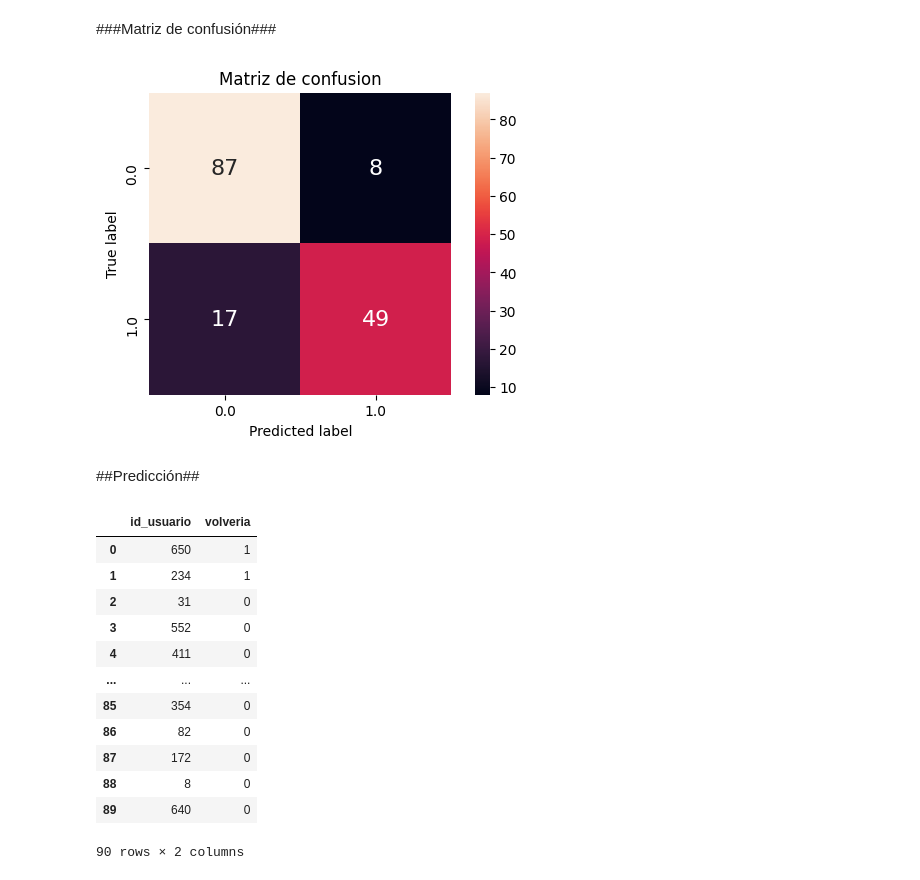
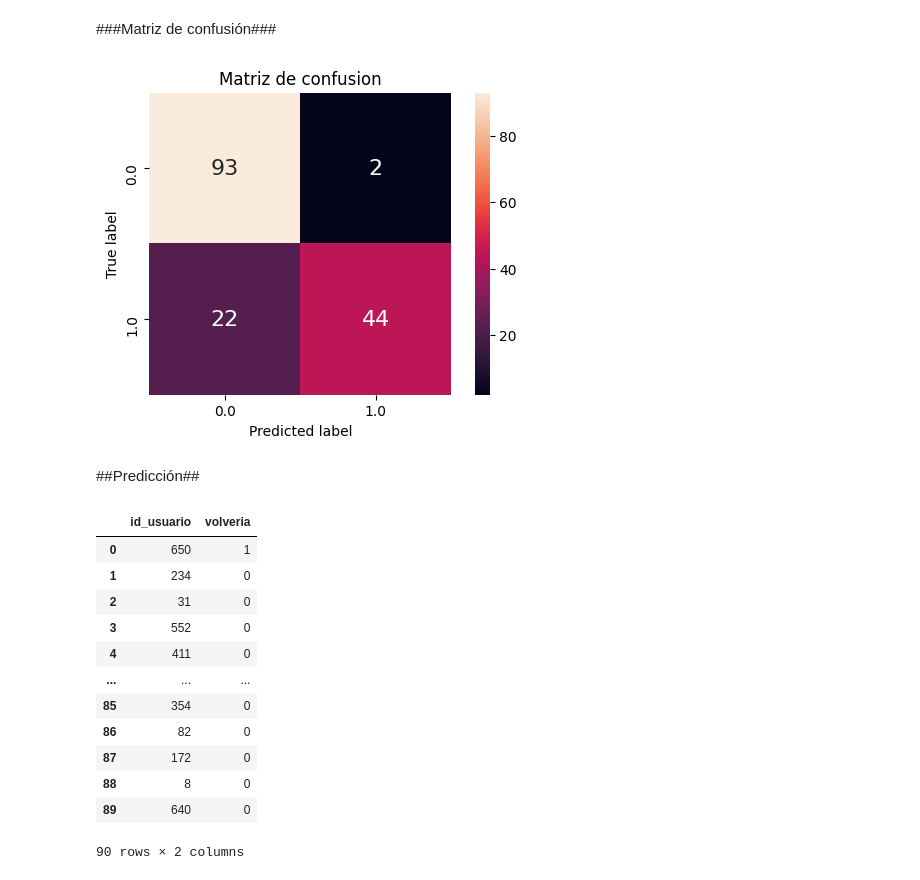
Before and after one commit to solcanalla/fiumark, a Jupyter notebook: svm.ipynb, the cells around one changed output. Drawn from its saved outputs; the diff is of its cells as text; code cells hidden in the pictures.

```diff
--- a/svm.ipynb
+++ b/svm.ipynb
@@ -52,6 +35,6 @@ def plot_roc(_fpr, _tpr, x):
 # %%
 pd.options.display.max_columns = None
 df = pp.get_dataset()
-df = pp.knn_preprocessing(df)
-X_train, X_test, y_train, y_test = pp.get_train_test_data(df)
+df1 = pp.knn_preprocessing(df)
+X_train1, X_test1, y_train1, y_test1 = pp.get_train_test_data(df1)
 # %% [markdown]
@@ -60,16 +43,13 @@ X_train, X_test, y_train, y_test = pp.get_train_test_data(df)
 from sklearn.model_selection import GridSearchCV
 
 params = {
-    'C': np.arange(1, 6),
-    'kernel': ['linear', 'poly','rbf'],
-    'degree': np.arange(1, 5),
-    'gamma':np.arange(1, 3),
-    'coef0': np.arange(1, 2)
+    'C': np.arange(0.01,10,0.1),
+    'kernel': ['linear', 'poly','rbf']
 }
 
 clf = SVC()
 
-gscv = GridSearchCV(
+gscv1 = GridSearchCV(
     clf, params, scoring='roc_auc', n_jobs=-1, cv=5, return_train_score=True
-).fit(X_train, y_train)
+).fit(X_train1, y_train1)
 # %%
@@ -81,7 +91,7 @@ Best params {'C': 5, 'coef0': 1, 'degree': 1, 'gamma': 2, 'kernel': 'poly'}
 # %% [markdown]
 ##Evaluación del modelo##
 # %%
-y_pred = gscv.predict(X_test)
+y_pred = gscv1.predict(X_test1)
 # %% [markdown]
 ###Precision recall y F1-score###
 # %%
@@ -123,35 +134,35 @@ plot_roc(fpr, tpr, thresholds)
 # %%
 from sklearn.metrics import confusion_matrix
 
 def plot_confusion_matrix(y_true, y_pred):
     names = sorted(set(y_true))
     cm = confusion_matrix(y_true, y_pred, names)
     df_cm = pd.DataFrame(cm, names, names)
 
     plt.figure(dpi=100)
     plt.title("Matriz de confusion")
     sns.heatmap(df_cm, annot=True, annot_kws={"size": 16}, fmt='g', square=True)
     plt.ylabel("True label")
     plt.xlabel("Predicted label")
     plt.show()
 
 
-plot_confusion_matrix(y_test, y_pred)
+plot_confusion_matrix(y_test1, y_pred)
 # %% [output]
-[figure, old version]
+[figure, new version]
 # %% [markdown]
 ##Predicción##
 # %%
 X_holdout = pd.read_csv('https://drive.google.com/uc?export=download&id=1I980-_K9iOucJO26SG5_M8RELOQ5VB6A')
 X = pp.knn_preprocessing(X_holdout)
-prediction = pd.DataFrame(gscv.predict(X),columns=['volveria'],dtype=int)
+prediction = pd.DataFrame(gscv1.predict(X),columns=['volveria'],dtype=int)
 pred_formatted = pd.concat([X_holdout.id_usuario,prediction],axis=1)
 pred_formatted.to_csv('svm.csv')
 pred_formatted
 # %% [output]
 |  | id_usuario | volveria |
 | 0 | 650 | 1 |
-| 1 | 234 | 1 |
+| 1 | 234 | 0 |
 | 2 | 31 | 0 |
 | 3 | 552 | 0 |
 | 4 | 411 | 0 |
```
Also changed, not shown: parts of 19 cells of this notebook.
